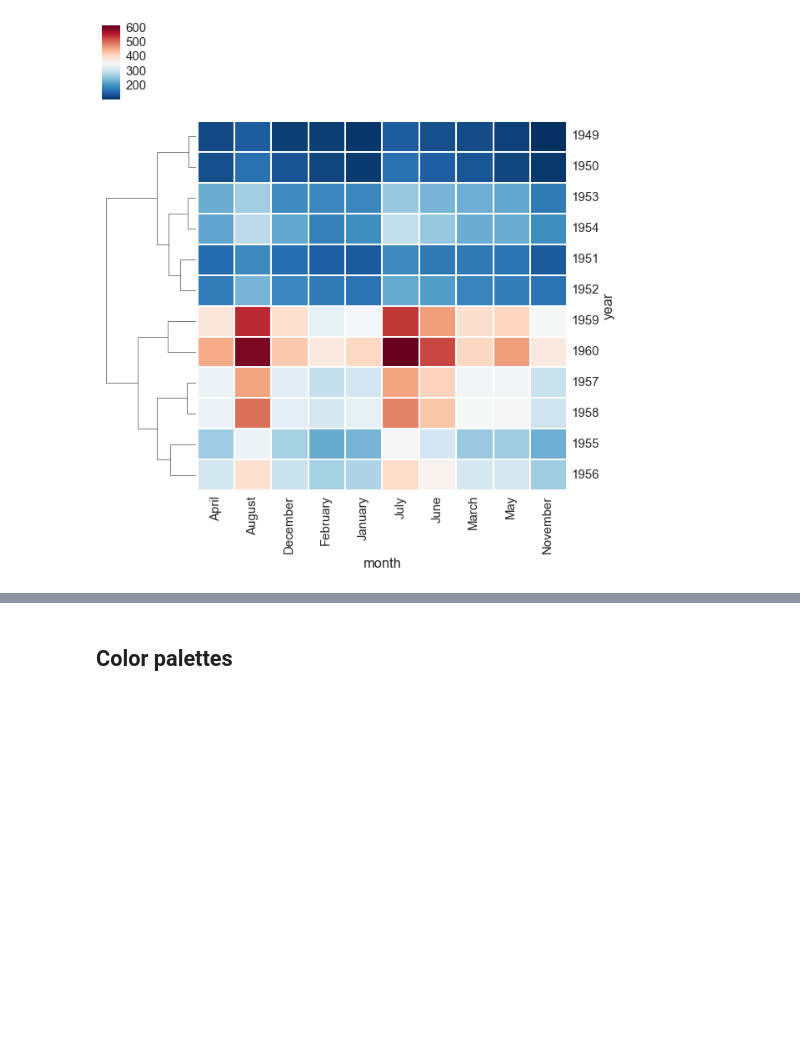
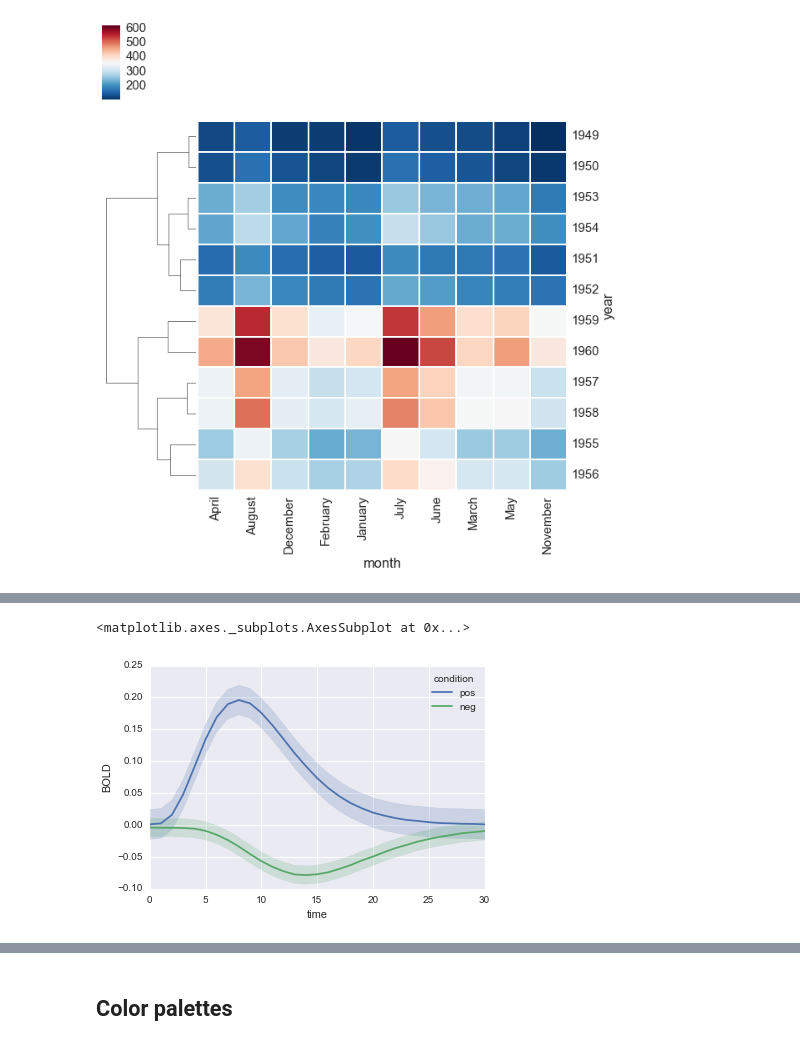
Before and after one commit to cangermueller/cheat, a Jupyter notebook: python/nb/seaborn.ipynb, the cells around one changed output, grey strips where cells are left out. Cells and saved outputs as stored; diff of their text form; code cells hidden in the pictures; blank space fills up the shorter version.

```diff
--- a/python/nb/seaborn.ipynb
+++ b/python/nb/seaborn.ipynb
@@ -137,0 +161,19 @@ sns.clustermap(tt.iloc[:, :10], cmap='RdBu_r', col_cluster=False);
+# %%
+def gamma_pdf(x, shape, coef, obs_err_sd=.1, tp_err_sd=.001):
+    y = stats.gamma(shape).pdf(x) * coef
+    y += np.random.normal(0, obs_err_sd, 1)
+    y += np.random.normal(0, tp_err_sd, len(x))
+    return y
+
+gammas = []
+n_units = 20
+params = [(5, 1), (8, -.5)]
+x = np.linspace(0, 15, 31)
+for s in range(n_units):
+    for p, (shape, coef) in enumerate(params):
+        y = gamma_pdf(x, shape, coef)
+        gammas.append(pd.DataFrame(dict(condition=[["pos", "neg"][p]] * len(x),
+                                        subj=["subj%d" % s] * len(x),
+                                        time=x * 2,
+                                        BOLD=y), dtype=np.float))
+gammas = pd.concat(gammas)
@@ -137,0 +189,5 @@ sns.clustermap(tt.iloc[:, :10], cmap='RdBu_r', col_cluster=False);
+# %%
+sns.tsplot(gammas, value='BOLD', time='time', unit='subj', condition='condition')
+# %% [output]
+<matplotlib.axes._subplots.AxesSubplot at 0x...>
+[figure, added]
```
Also changed, not shown: parts of 7 cells of this notebook, 1 other file.
